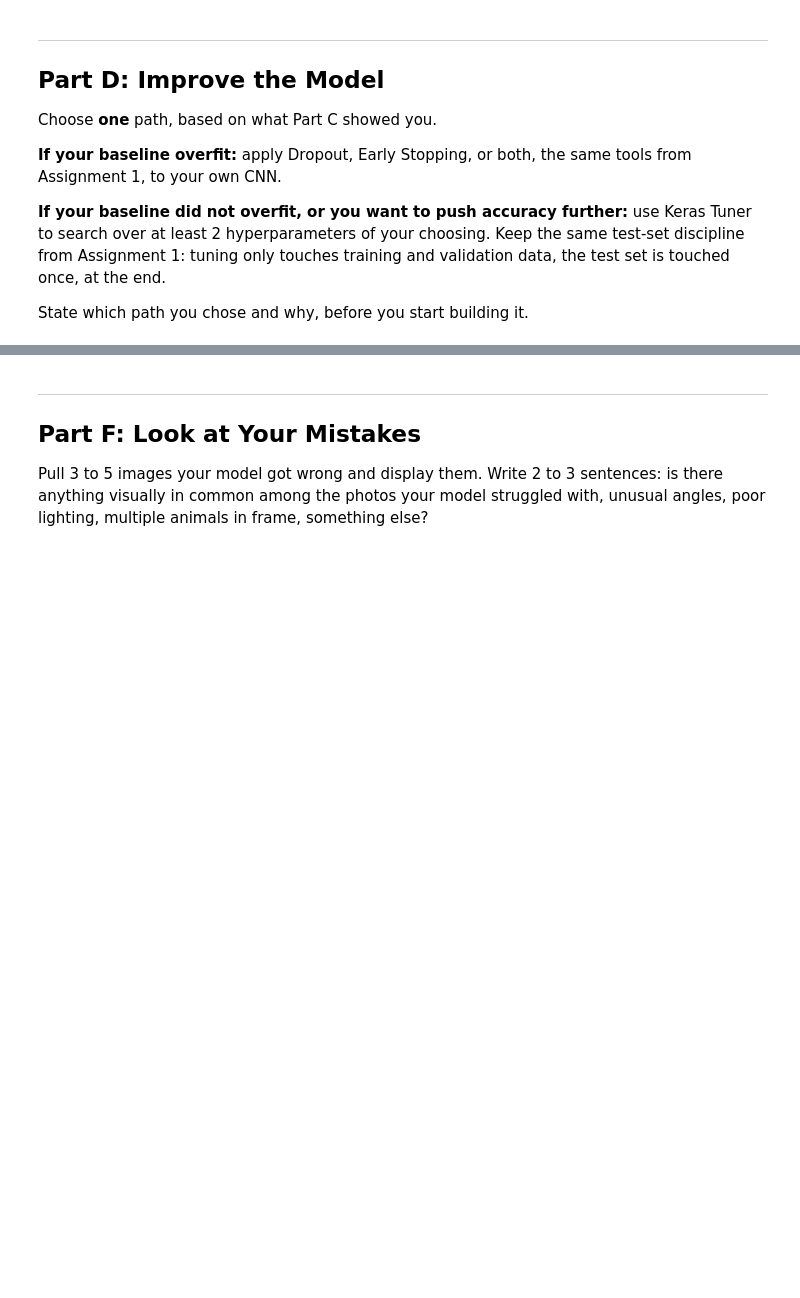
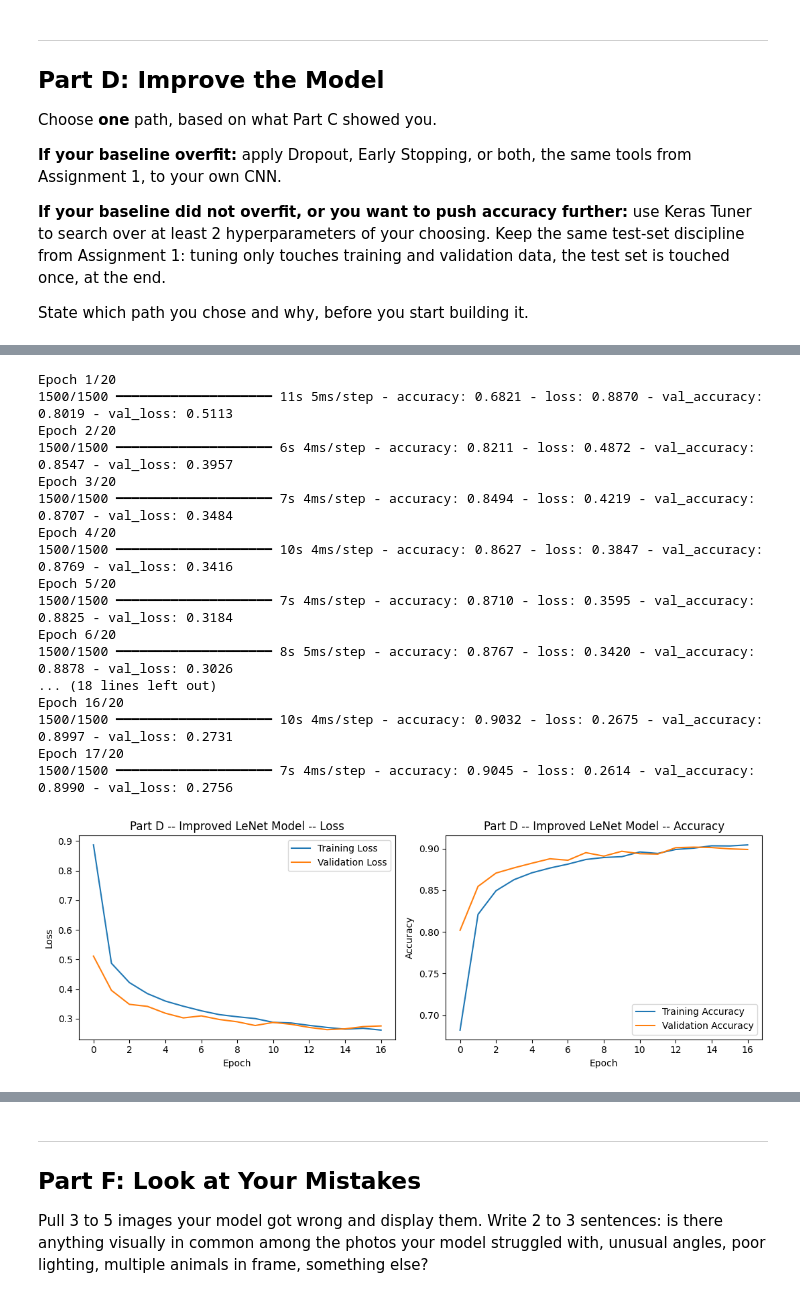
Before and after one commit to berger-chris-projects/IT480-FA26, a Jupyter notebook: Lab2_CNN_PetFinder_Starter.ipynb, the cells around one changed output, grey strips where cells are left out. Drawn from its saved outputs; the diff is of its cells as text; code cells hidden in the pictures; blank space fills up the shorter version.

```diff
--- a/Lab2_CNN_PetFinder_Starter.ipynb
+++ b/Lab2_CNN_PetFinder_Starter.ipynb
@@ -201,0 +191,49 @@ We are choosing to apply Dropout and Early Stopping because our model was overfi
+# %%
+# Build your improved model here
+nu_model = Sequential()
+
+nu_model.add(Conv2D(32, kernel_size = 5, activation = 'sigmoid', input_shape = (28, 28, 1)))
+
+nu_model.add(MaxPooling2D(pool_size = 2, strides = 2))
+
+nu_model.add(Conv2D(64, kernel_size = 5, activation = 'sigmoid'))
+
+nu_model.add(MaxPooling2D(pool_size = 2, strides = 2))
+
+nu_model.add(Flatten())
+
+nu_model.add(Dense(120, activation = 'sigmoid'))
+nu_model.add(Dropout(0.5))
+
+nu_model.add(Dense(84, activation = 'sigmoid'))
+nu_model.add(Dropout(0.3))
+
+nu_model.add(Dense(10, activation = 'sigmoid'))
+
+nu_model.compile(optimizer='adam', loss='sparse_categorical_crossentropy', metrics=['accuracy'])
+# %%
+# Train your improved model here
+early_stopping = EarlyStopping(monitor='val_loss',patience=3,restore_best_weights=True)
+
+improved_history = nu_model.fit(x_train,y_train,validation_split=0.2,epochs=20,batch_size=32,callbacks=[early_stopping])
+
+plot_history(improved_history, "Part D -- Improved LeNet Model", show_accuracy=True)
+# %% [output]
+Epoch 1/20
+1500/1500 ━━━━━━━━━━━━━━━━━━━━ 11s 5ms/step - accuracy: 0.6821 - loss: 0.8870 - val_accuracy: 0.8019 - val_loss: 0.5113
+Epoch 2/20
+1500/1500 ━━━━━━━━━━━━━━━━━━━━ 6s 4ms/step - accuracy: 0.8211 - loss: 0.4872 - val_accuracy: 0.8547 - val_loss: 0.3957
+Epoch 3/20
+1500/1500 ━━━━━━━━━━━━━━━━━━━━ 7s 4ms/step - accuracy: 0.8494 - loss: 0.4219 - val_accuracy: 0.8707 - val_loss: 0.3484
+Epoch 4/20
+1500/1500 ━━━━━━━━━━━━━━━━━━━━ 10s 4ms/step - accuracy: 0.8627 - loss: 0.3847 - val_accuracy: 0.8769 - val_loss: 0.3416
+Epoch 5/20
+1500/1500 ━━━━━━━━━━━━━━━━━━━━ 7s 4ms/step - accuracy: 0.8710 - loss: 0.3595 - val_accuracy: 0.8825 - val_loss: 0.3184
+Epoch 6/20
+1500/1500 ━━━━━━━━━━━━━━━━━━━━ 8s 5ms/step - accuracy: 0.8767 - loss: 0.3420 - val_accuracy: 0.8878 - val_loss: 0.3026
+... (18 lines left out)
+Epoch 16/20
+1500/1500 ━━━━━━━━━━━━━━━━━━━━ 10s 4ms/step - accuracy: 0.9032 - loss: 0.2675 - val_accuracy: 0.8997 - val_loss: 0.2731
+Epoch 17/20
+1500/1500 ━━━━━━━━━━━━━━━━━━━━ 7s 4ms/step - accuracy: 0.9045 - loss: 0.2614 - val_accuracy: 0.8990 - val_loss: 0.2756
+[figure, added]
```
Also changed, not shown: parts of 24 cells of this notebook.
